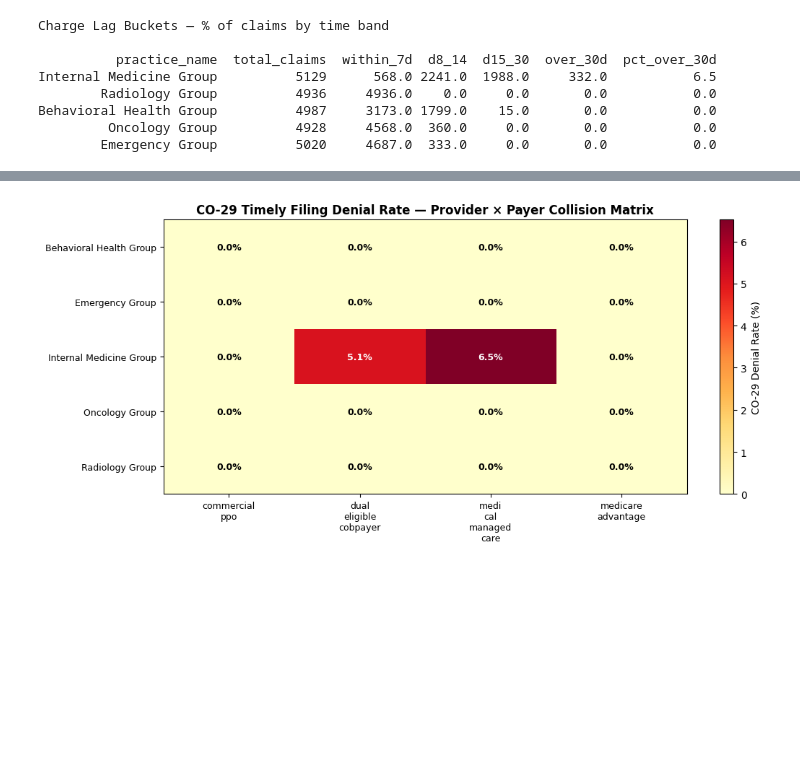
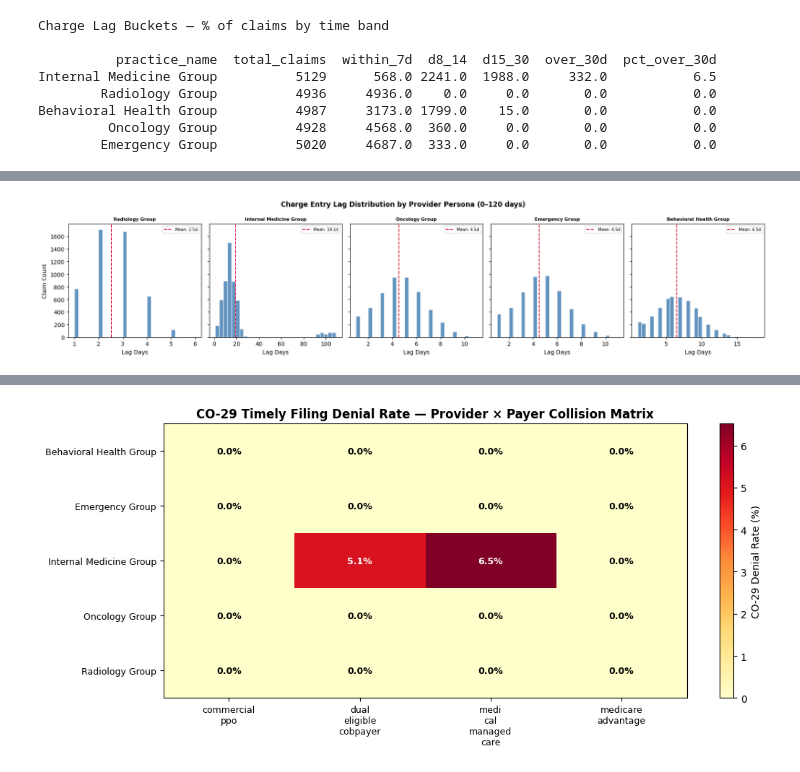
Before and after one commit to 3yes-0pen/claims-leakage-audit, a Jupyter notebook: notebooks/04_ar_workflow.ipynb, the cells around one changed output, grey strips where cells are left out. Drawn from its saved outputs; the diff is of its cells as text; code cells hidden in the pictures; blank space fills up the shorter version.

```diff
--- a/notebooks/04_ar_workflow.ipynb
+++ b/notebooks/04_ar_workflow.ipynb
@@ -128,0 +110,31 @@ Behavioral Health Group          4987     3173.0 1799.0    15.0       0.0
+# %%
+lag_raw = con.execute("""
+    SELECT
+        p.practice_name,
+        date_diff('day', ch.date_of_service, ch.submission_date) AS lag_days
+    FROM claim_header ch
+    JOIN provider p ON ch.provider_id = p.provider_id
+    WHERE ch.date_of_service IS NOT NULL
+      AND ch.submission_date IS NOT NULL
+      AND date_diff('day', ch.date_of_service, ch.submission_date) BETWEEN 0 AND 120
+""").df()
+
+providers = lag_raw["practice_name"].unique()
+fig, axes = plt.subplots(1, len(providers), figsize=(18, 4), sharey=True)
+
+for ax, prov in zip(axes, providers):
+    subset = lag_raw[lag_raw["practice_name"] == prov]["lag_days"]
+    ax.hist(subset, bins=30, edgecolor="white", color="steelblue", alpha=0.85)
+    ax.axvline(subset.mean(), color="crimson", linestyle="--", linewidth=1.4,
+               label=f"Mean: {subset.mean():.1f}d")
+    ax.set_title(prov.replace("_", "\n"), fontsize=8, fontweight="bold")
+    ax.set_xlabel("Lag Days")
+    ax.legend(fontsize=7)
+
+axes[0].set_ylabel("Claim Count")
+fig.suptitle("Charge Entry Lag Distribution by Provider Persona (0–120 days)",
+             fontsize=12, fontweight="bold")
+plt.tight_layout()
+plt.show()
+# %% [output]
+[figure, new version]
```
Also changed, not shown: parts of 20 cells of this notebook, 5 other files.
